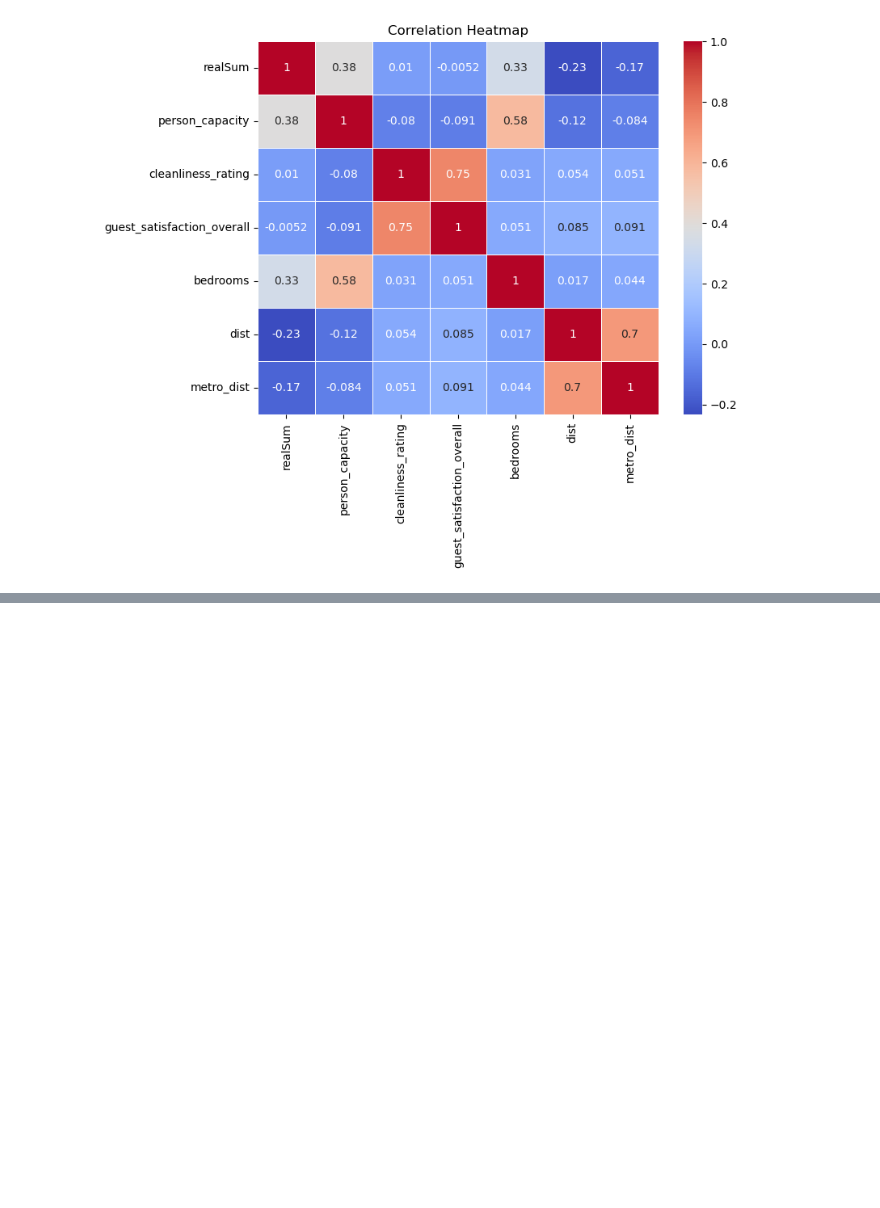
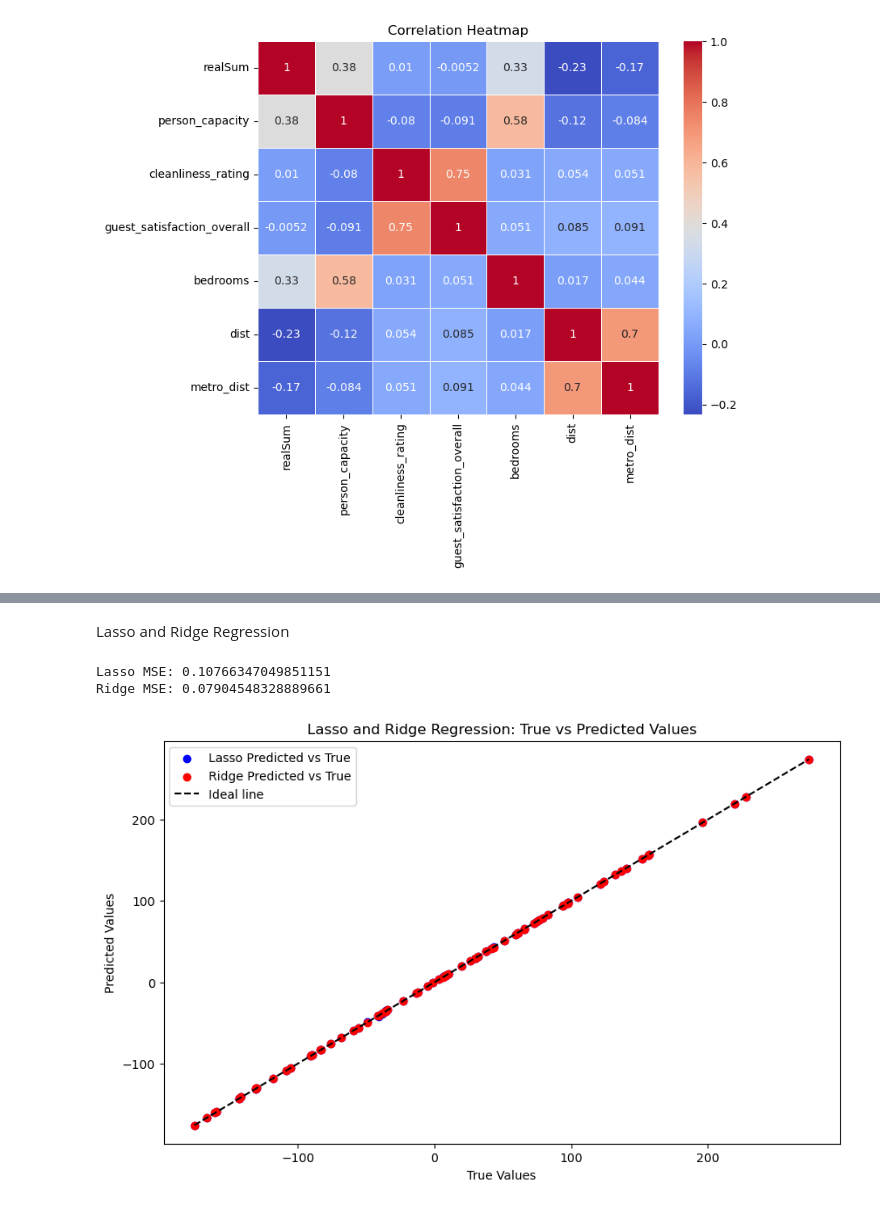
Before and after one commit to Babreucosta/CA2_Strategic_Thinking, a Jupyter notebook: CA 2 Strategic Thinking.ipynb, the cells around one changed output, grey strips where cells are left out. Cells and saved outputs as stored; diff of their text form; code cells hidden in the pictures; blank space fills up the shorter version.

```diff
--- a/CA 2 Strategic Thinking.ipynb
+++ b/CA 2 Strategic Thinking.ipynb
@@ -284,0 +404,49 @@ Sample 100: -96.8557727175595
+# %% [markdown]
+Lasso and Ridge Regression
+# %%
+import numpy as np
+import matplotlib.pyplot as plt
+from sklearn.datasets import make_regression
+from sklearn.model_selection import train_test_split, cross_val_predict, KFold
+from sklearn.linear_model import Lasso, Ridge
+from sklearn.metrics import mean_squared_error
+
+# Generate some random data for demonstration
+X, y = make_regression(n_samples=100, n_features=4, noise=0.2, random_state=42)
+
+# Split the data into training and testing sets
+X_train, X_test, y_train, y_test = train_test_split(X, y, test_size=0.2, random_state=42)
+
+# Initialize KFold with 5 splits
+kf = KFold(n_splits=5, shuffle=True, random_state=42)
+
+# Create Lasso and Ridge Regression models
+lasso_model = Lasso(alpha=0.1)
+ridge_model = Ridge(alpha=0.1)
+
+# Perform cross-validated predictions
+lasso_y_pred = cross_val_predict(lasso_model, X_train, y_train, cv=kf)
+ridge_y_pred = cross_val_predict(ridge_model, X_train, y_train, cv=kf)
+
+# Calculate mean squared errors
+lasso_mse = mean_squared_error(y_train, lasso_y_pred)
+ridge_mse = mean_squared_error(y_train, ridge_y_pred)
+
+# Print mean squared errors
+print("Lasso MSE:", lasso_mse)
+print("Ridge MSE:", ridge_mse)
+
+# Plot the results
+plt.figure(figsize=(10, 6))
+plt.scatter(y_train, lasso_y_pred, color='b', label='Lasso Predicted vs True')
+plt.scatter(y_train, ridge_y_pred, color='r', label='Ridge Predicted vs True')
+plt.plot([y.min(), y.max()], [y.min(), y.max()], color='k', linestyle='--', label='Ideal line')
+plt.xlabel('True Values')
+plt.ylabel('Predicted Values')
+plt.title('Lasso and Ridge Regression: True vs Predicted Values')
+plt.legend()
+plt.show()
+# %% [output]
+Lasso MSE: 0.10766347049851151
+Ridge MSE: 0.07904548328889661
+[figure, added]
```
Also changed, not shown: parts of 20 cells of this notebook.
